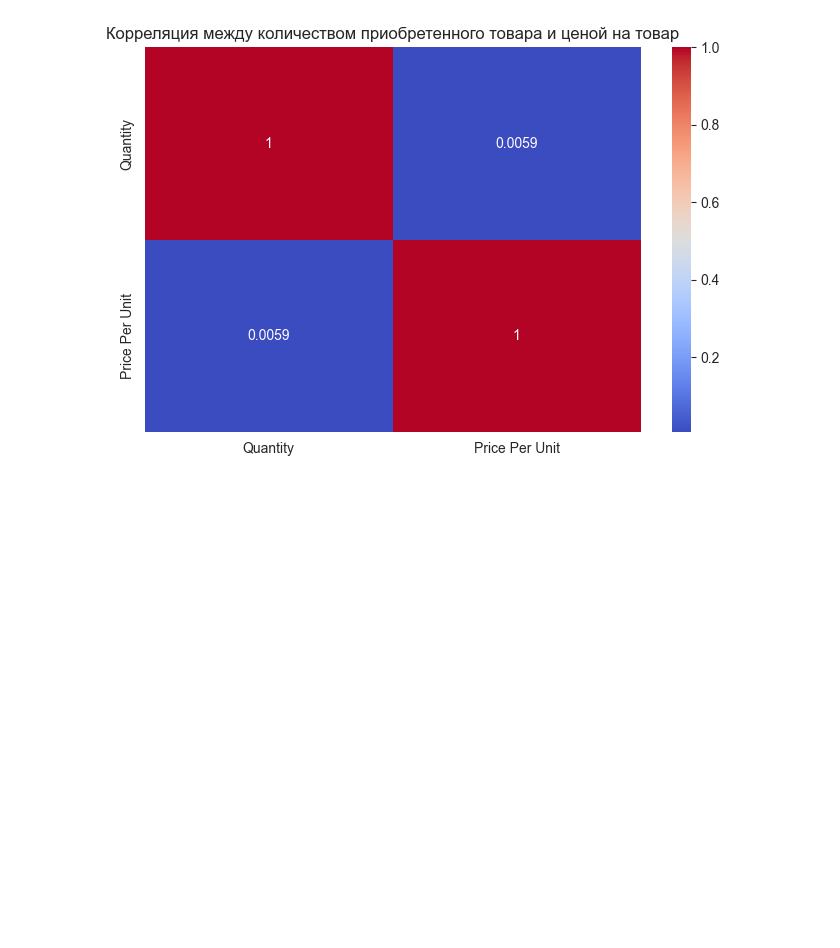
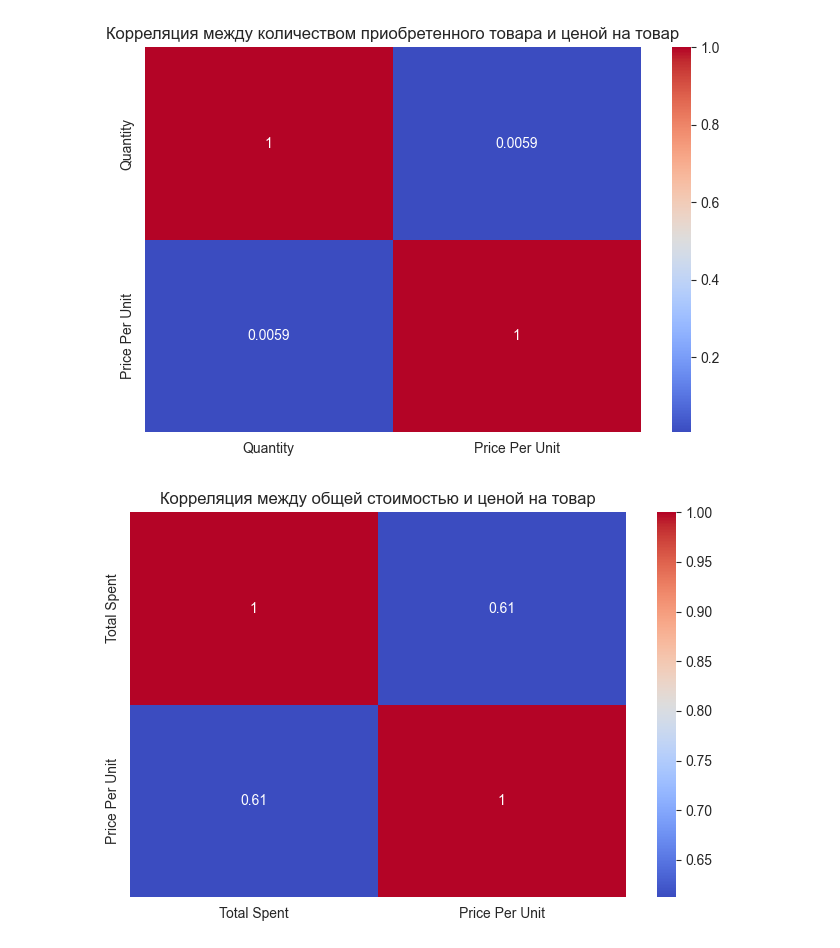
Before and after one commit to Dima1803Mel/Cafe_Sales, a Jupyter notebook: cafe_sales.ipynb, the cells around one changed output. Drawn from its saved outputs; the diff is of its cells as text; code cells hidden in the pictures; blank space fills up the shorter version.

Commit message:
update EDA add all corr

```diff
--- a/cafe_sales.ipynb
+++ b/cafe_sales.ipynb
@@ -487,3 +487,11 @@ plt.title('Корреляция между количеством приобре
 plt.show()
 # %% [output]
 [figure]
+# %%
+corr = df[['Total Spent', 'Price Per Unit']].corr()
+plt.figure(figsize=(8, 5))
+sns.heatmap(corr, annot=True, cmap='coolwarm')
+plt.title('Корреляция между общей стоимостью и ценой на товар')
+plt.show()
+# %% [output]
+[figure, added]
```
Also changed, not shown: parts of 1 cell of this notebook.
